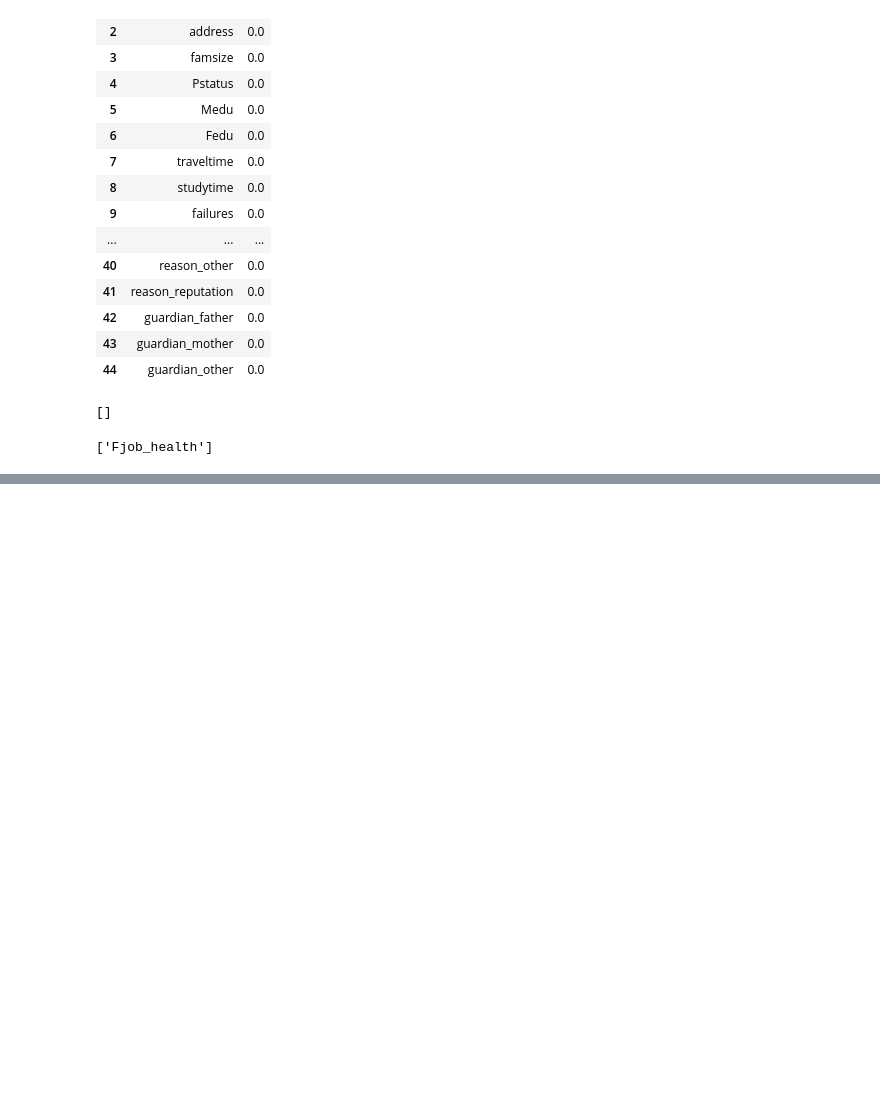
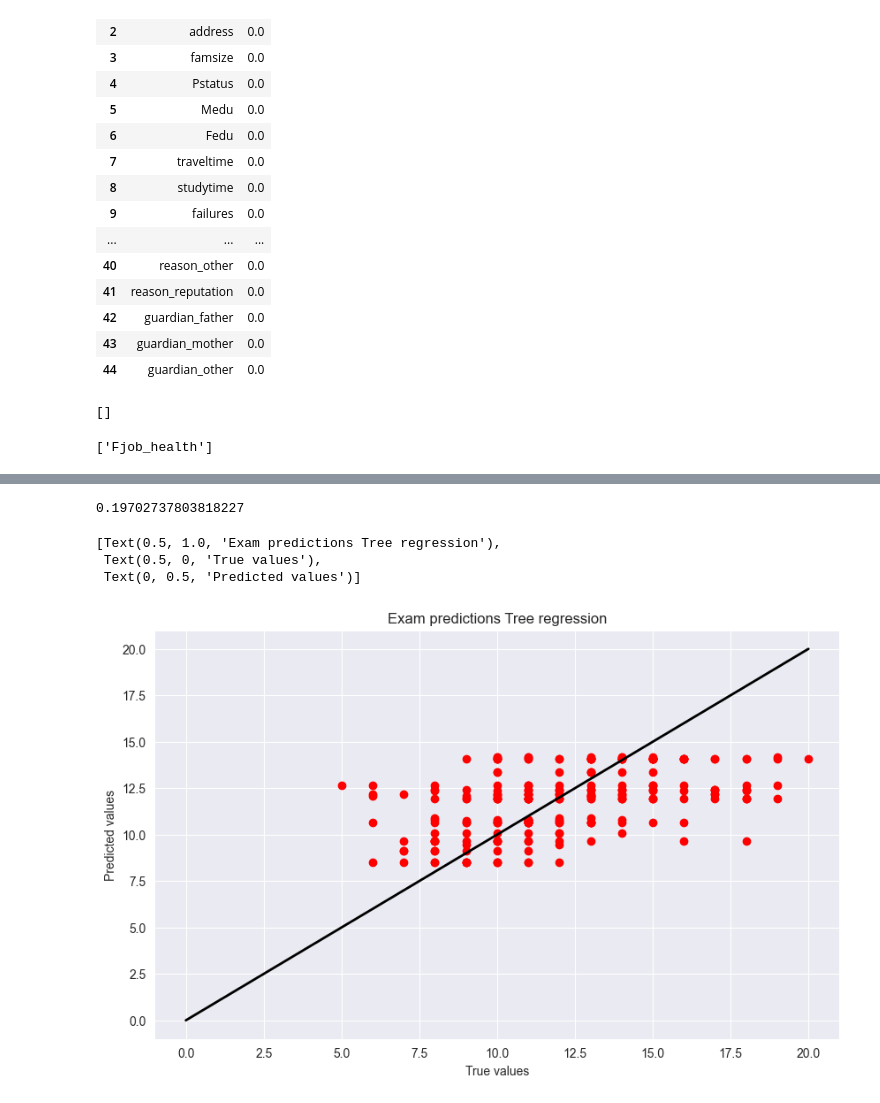
Before and after one commit to ViKarp/students, a Jupyter notebook: Analis.ipynb, the cells around one changed output, grey strips where cells are left out. Cells and saved outputs as stored; diff of their text form; code cells hidden in the pictures; blank space fills up the shorter version.

```diff
--- a/Analis.ipynb
+++ b/Analis.ipynb
@@ -357,10 +394,10 @@ for train_index, test_index in kf.split(XX):
 # %%
 #Разбиение на Train Test для регрессий.
-#delete = ["G1","G2","G3"] #  "G1","G2","G3" или "G2","G3" или "G3"
+delete = ["G1","G2","G3"] #  "G1","G2","G3" или "G2","G3" или "G3"
 target = ["G3"]
-mX_train = train_df.drop(target, axis = 1)
+mX_train = train_df.drop(delete, axis = 1)
 mY_train = train_df[target]
-mX_test = test_df.drop(target, axis = 1)
+mX_test = test_df.drop(delete, axis = 1)
 mY_test = test_df[target]
 # %%
 mX_train.shape, mX_test.shape, mY_train.shape, mY_test.shape
@@ -366,0 +406,5 @@ mX_train.shape, mX_test.shape, mY_train.shape, mY_test.shape
+# %%
+Gradient_model = GradientBoostingRegressor()
+Gradient_model.fit(mX_train, mY_train)
+Gradient_score = Gradient_model.predict(mX_test)
+Gradient_model.score(mX_test,mY_test)
@@ -371,0 +420,5 @@ LinearRegression_model.score(mX_test,mY_test)
+# %%
+pf = PolynomialFeatures()
+x_poly = pf.fit_transform(mX_train)
+LinearRegression_model.fit(x_poly,mY_train)
+LinearRegression_model.score(mX_test,mY_test)
@@ -397,13 +464,20 @@ Tree_model = tree.DecisionTreeRegressor(max_depth=6,min_samples_leaf=20,min_samp
 Tree_model.fit(mX_train,mY_train)
 Treescore = Tree_model.predict(mX_test)
 Tree_model.score(mX_test,mY_test)
+# %% [output]
+0.19702737803818227
 # %%
 x_l = np.linspace(0,20,100)
 y_l = x_l
 fig, g1 = plt.subplots(1,1,figsize=(10,6))
 g1.scatter(mY_test,Treescore, c='r')
 g1.plot(x_l, y_l, c='black', linewidth=2)
-g1.set(title='Exam predictions', xlabel='True values', ylabel='Predicted values')
+g1.set(title='Exam predictions Tree regression', xlabel='True values', ylabel='Predicted values')
+# %% [output]
+[Text(0.5, 1.0, 'Exam predictions Tree regression'),
+ Text(0.5, 0, 'True values'),
+ Text(0, 0.5, 'Predicted values')]
+[figure, added]
 # %%
 fig, ax = plt.subplots(1, 1, figsize=(15, 8))
 tree.plot_tree(Tree_model)
```
Also changed, not shown: parts of 41 cells of this notebook.
